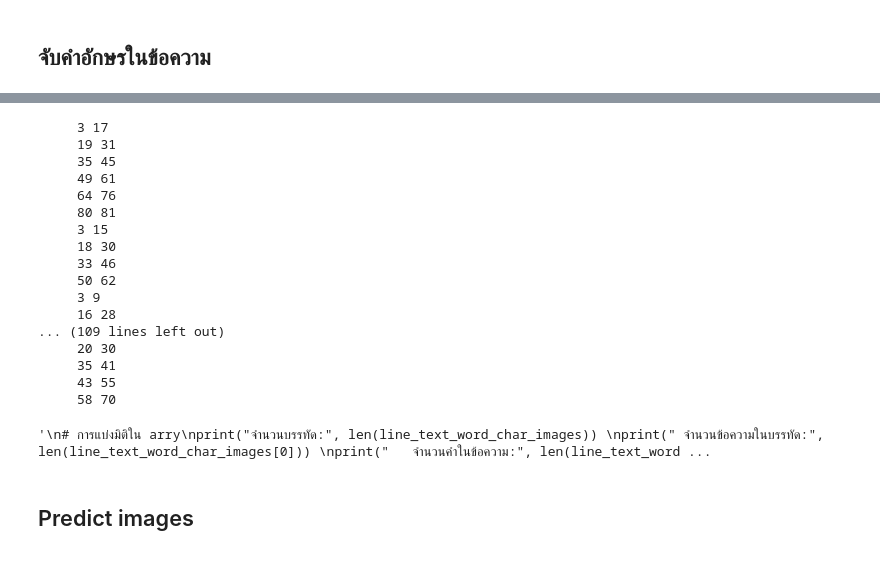
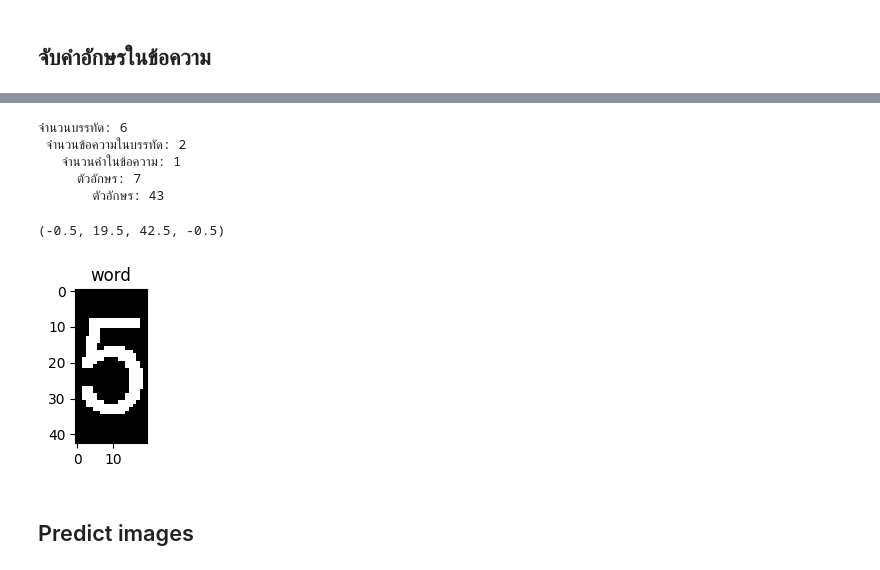
Before and after one commit to kunimpan/ocr-engine-python, a Jupyter notebook: scripts/ocr_transcripts_V2.ipynb, the cells around one changed output, grey strips where cells are left out. Cells and saved outputs as stored; diff of their text form; code cells hidden in the pictures.

```diff
--- a/scripts/ocr_transcripts_V2.ipynb
+++ b/scripts/ocr_transcripts_V2.ipynb
@@ -202,7 +226,7 @@ def divide_char_in_word(word_img, histogram_char):
         start_col = histo_char[0]
         end_col = histo_char[1]
         char_img = word_img[:, start_col-2:end_col+2]
-        print("    ", start_col, end_col)
+        #print("    ", start_col, end_col)
         char_group_img.append(char_img)
 
     return char_group_img
@@ -219,7 +243,7 @@ def segment_image_horizontal_V2(histogram, image):
 
 def dilation_image(binary_image):
     kernel = cv2.getStructuringElement(cv2.MORPH_RECT, (3, 3))
-    dilated_image = cv2.dilate(binary_image, kernel, iterations=1)
+    dilated_image = cv2.dilate(binary_image, kernel, iterations=2)
     return dilated_image
 
 def histogram_projection_char(images, distance):
@@ -275,7 +299,7 @@ def contour_image(char_image):
 
         # กำหนดเงื่อนไขเพื่อกรอง Noise หรือกล่องเล็กเกินไป
 
-        if 3 < w < 100 and 10 < h < 100:  # ปรับค่าขนาดขั้นต่ำและสูงสุดตามต้องการ
+        if 2 < w < 100 and 10 < h < 100:  # ปรับค่าขนาดขั้นต่ำและสูงสุดตามต้องการ
             # ตัดภาพตัวอักษร
             char_img = char_image[y:y+h, x:x+w]
 
@@ -294,58 +318,54 @@ for idx_line, line in enumerate(line_text_word_images):
     text_word_char_group = []
     for idx_text, text in enumerate(line):
         #print("   ข้อวามที่:", idx_text+1)
 
         word_char_group = []
         for idx_word, word_img in enumerate(text):
             #print("     คำที่:", idx_word+1)
-            histogram_char = histogram_projection_char(word_img, 1)
-            char_img = divide_char_in_word(word_img, histogram_char)
+            #word_dummy = line_text_word_dummy[idx_line][idx_text][idx_word]
+            histogram_char = histogram_projection_char(word_img, 2) #แบบปกติ
+            #histogram_char = histogram_projection_char(word_dummy, 1) #แบบใช้ dummy
+
+
+            #if(idx_line == 0 and idx_text == 0 and idx_word == 2):
+            #    print(histogram_char)
+            char_images = divide_char_in_word(word_img, histogram_char)
 
             char_group_images = [] #กลุ่มรูปภาพต่อตัวอักษร
-            for char_im in char_img:
+
+            for char_im in char_images:
                 char_contour = contour_image(char_im)
                 char_group_images.append(char_contour)
+
                 #plt.figure(figsize=(2,2))
                 #plt.imshow(char_contour, cmap="gray")
                 #plt.title("char")
                 #plt.axis("on")
             word_char_group.append(char_group_images)
         text_word_char_group.append(word_char_group)
     line_text_word_char_images.append(text_word_char_group)
 
 
-'''
+
 # การแบ่งมิติใน arry
 print("จำนวนบรรทัด:", len(line_text_word_char_images))
 print(" จำนวนข้อความในบรรทัด:", len(line_text_word_char_images[0]))
 print("   จำนวนคำในข้อความ:", len(line_text_word_char_images[0][0]))
 print("     ตัวอักษร:", len(line_text_word_char_images[0][0][0]))
 print("       ตัวอักษร:", len(line_text_word_char_images[0][0][0][0]))
 
 plt.figure(figsize=(2,2))
-plt.imshow(line_text_word_char_images[0][0][0][0], cmap="gray")
+plt.imshow(line_text_word_char_images[5][0][0][2], cmap="gray")
 plt.title("word")
-plt.axis("off")
-'''
+plt.axis("on")
 # %% [output]
-     3 17
-     19 31
-     35 45
-     49 61
-     64 76
-     80 81
-     3 15
-     18 30
-     33 46
-     50 62
-     3 9
-     16 28
-... (109 lines left out)
-     20 30
-     35 41
-     43 55
-     58 70
+จำนวนบรรทัด: 6
+ จำนวนข้อความในบรรทัด: 2
+   จำนวนคำในข้อความ: 1
+     ตัวอักษร: 7
+       ตัวอักษร: 43
-'\n# การแบ่งมิติใน arry\nprint("จำนวนบรรทัด:", len(line_text_word_char_images)) \nprint(" จำนวนข้อความในบรรทัด:", len(line_text_word_char_images[0])) \nprint("   จำนวนคำในข้อความ:", len(line_text_word ...
+(-0.5, 19.5, 42.5, -0.5)
+[figure, added]
 # %% [markdown]
 ## Predict images
 # %%
```
Also changed, not shown: parts of 8 cells of this notebook, 2 other files.
